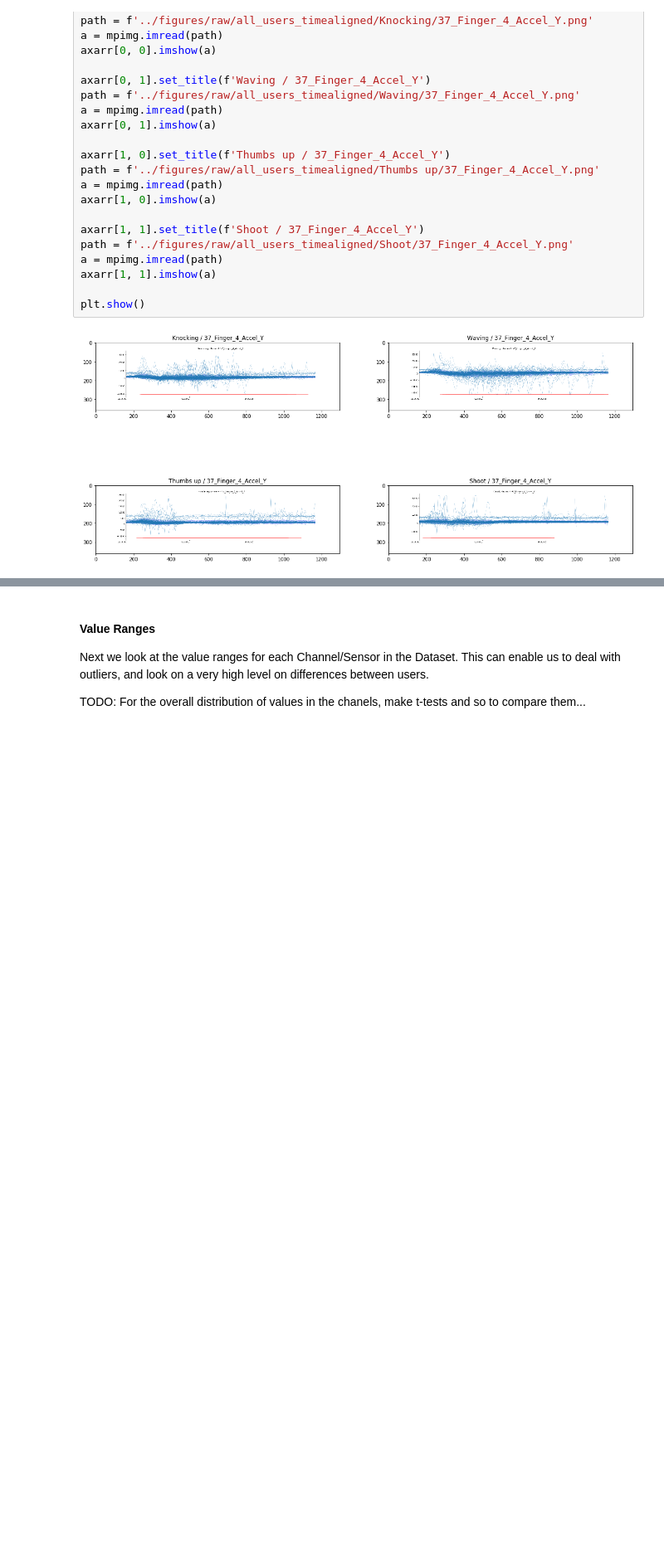
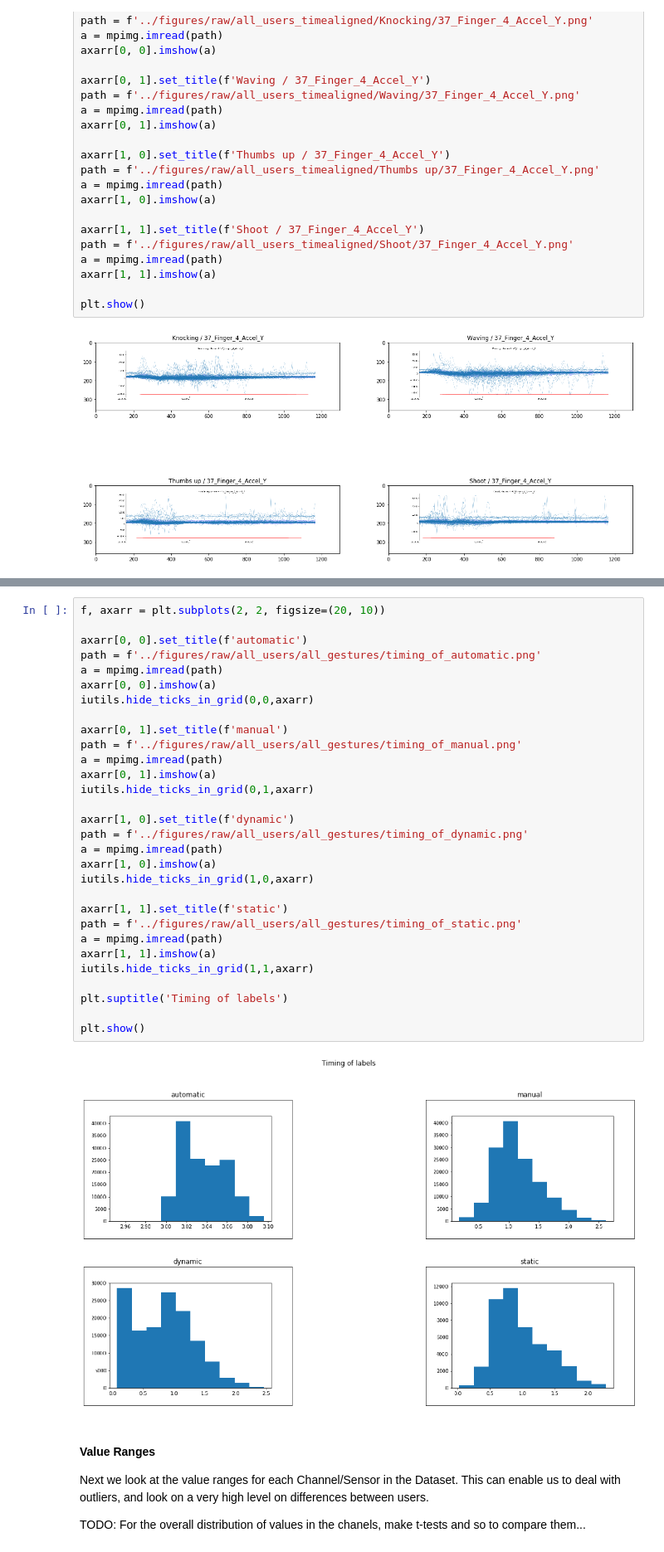
Before and after one commit to joergsimon/thesis, a Jupyter notebook: gesture-analysis/scripts/Description of Raw Data.ipynb, the cells around one changed output, grey strips where cells are left out. Shown at 83% size. Saved outputs shown, nothing was run; the diff lists cells and outputs as text; blank space fills up the shorter version.

```diff
--- a/gesture-analysis/scripts/Description of Raw Data.ipynb
+++ b/gesture-analysis/scripts/Description of Raw Data.ipynb
@@ -1071,3 +899,35 @@ HBox(children=(IntProgress(value=0, description='users', max=23, style=ProgressS
+# %%
+f, axarr = plt.subplots(2, 2, figsize=(20, 10))
+
+axarr[0, 0].set_title(f'automatic')
+path = f'../figures/raw/all_users/all_gestures/timing_of_automatic.png'
+a = mpimg.imread(path)
+axarr[0, 0].imshow(a)
+iutils.hide_ticks_in_grid(0,0,axarr)
+
+axarr[0, 1].set_title(f'manual')
+path = f'../figures/raw/all_users/all_gestures/timing_of_manual.png'
+a = mpimg.imread(path)
+axarr[0, 1].imshow(a)
+iutils.hide_ticks_in_grid(0,1,axarr)
+
+axarr[1, 0].set_title(f'dynamic')
+path = f'../figures/raw/all_users/all_gestures/timing_of_dynamic.png'
+a = mpimg.imread(path)
+axarr[1, 0].imshow(a)
+iutils.hide_ticks_in_grid(1,0,axarr)
+
+axarr[1, 1].set_title(f'static')
+path = f'../figures/raw/all_users/all_gestures/timing_of_static.png'
+a = mpimg.imread(path)
+axarr[1, 1].imshow(a)
+iutils.hide_ticks_in_grid(1,1,axarr)
+
+plt.suptitle('Timing of labels')
+
+plt.show()
+# %% [output]
+[figure, added]
 # %% [markdown]
 #### Value Ranges
 
```
Also changed, not shown: parts of 28 cells of this notebook.
